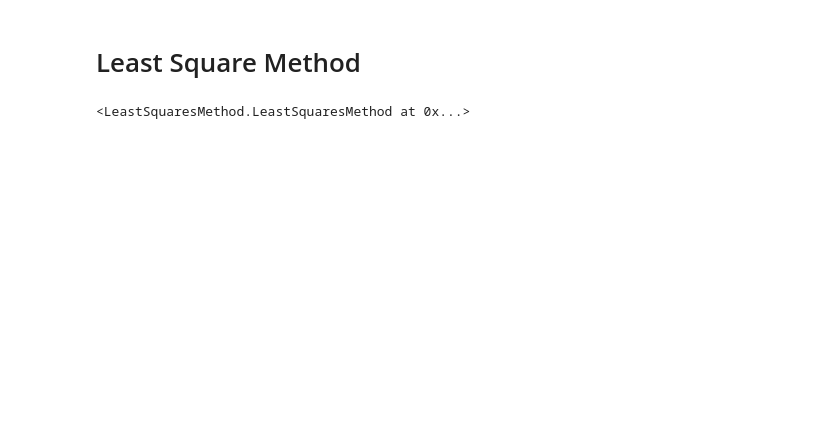
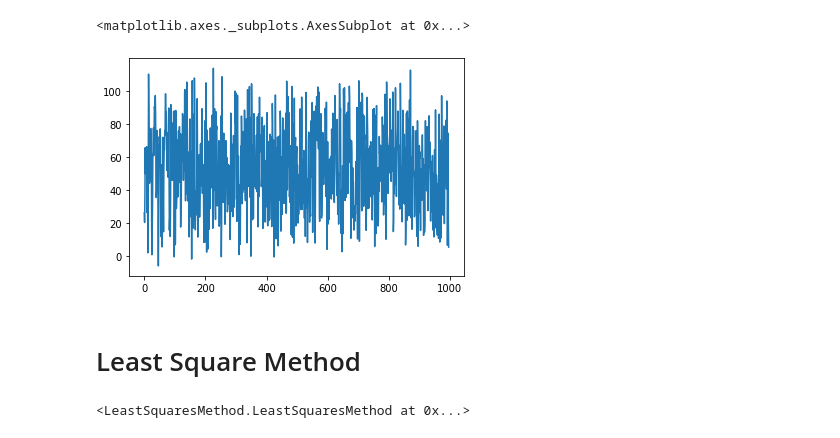
Before and after one commit to VSydorskyy/time_series_iasa, a Jupyter notebook: lab_1/Untitled.ipynb, the cells around one changed output. Cells and saved outputs as stored; diff of their text form; code cells hidden in the pictures; blank space fills up the shorter version.

```diff
--- a/lab_1/Untitled.ipynb
+++ b/lab_1/Untitled.ipynb
@@ -21,0 +31,5 @@ features_dfs.head()
+# %%
+features_dfs['''y(k)'''].plot()
+# %% [output]
+<matplotlib.axes._subplots.AxesSubplot at 0x...>
+[figure, added]
```
Also changed, not shown: parts of 26 cells of this notebook, 3 other files.
